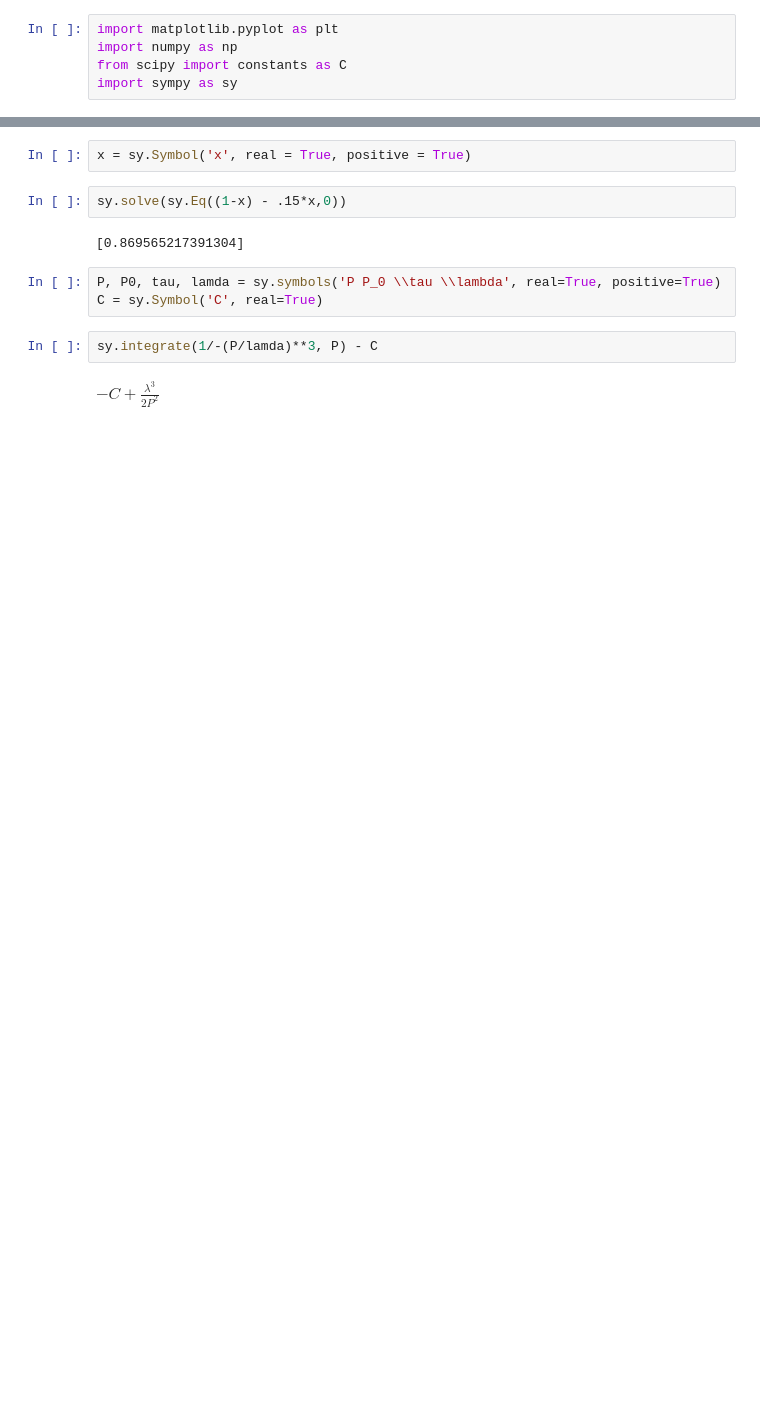
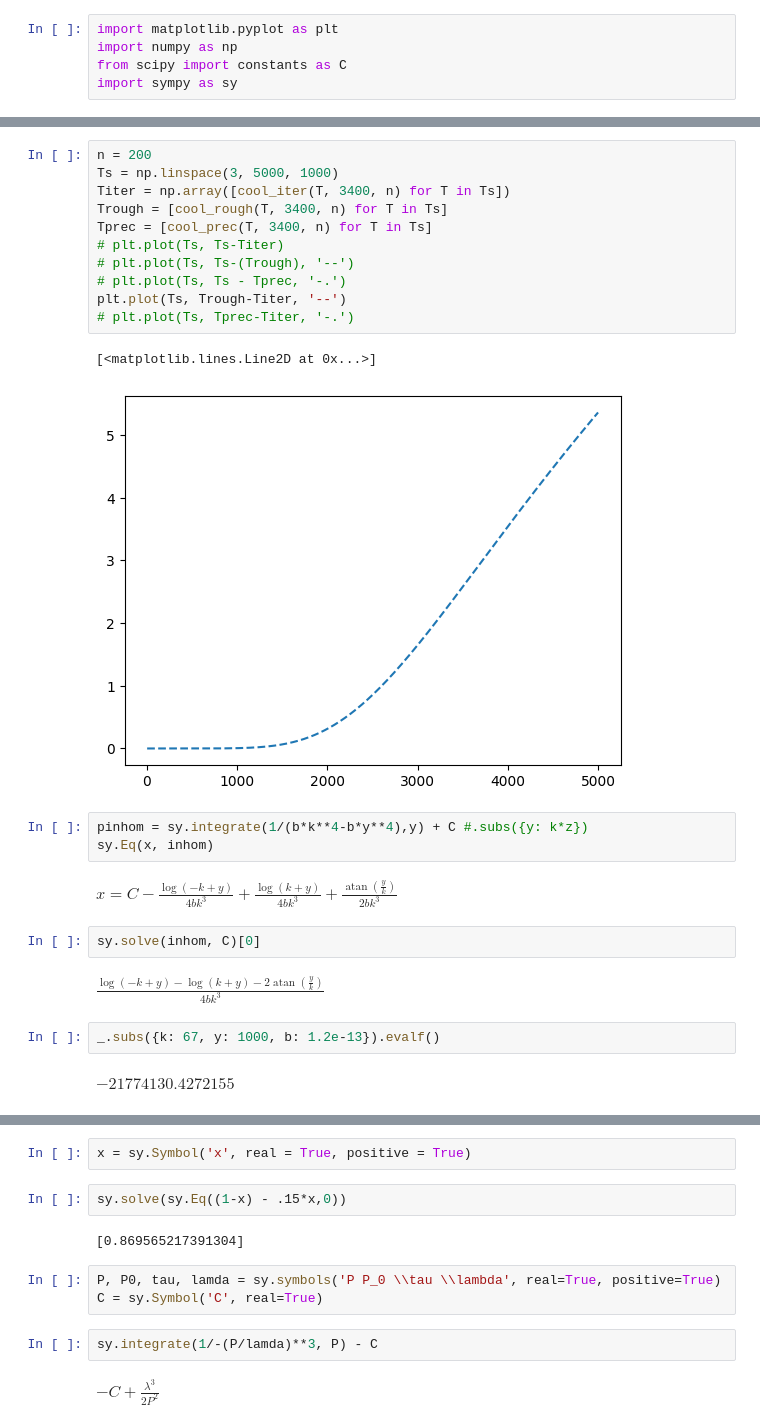
Before and after one commit to cyberillithid/unseptbium, a Jupyter notebook: docs/math_deriv.ipynb, the cells around one changed output, grey strips where cells are left out. Cells and saved outputs as stored; diff of their text form; blank space fills up the shorter version.

```diff
--- a/docs/math_deriv.ipynb
+++ b/docs/math_deriv.ipynb
@@ -7,0 +222,27 @@ import sympy as sy
+# %%
+n = 200
+Ts = np.linspace(3, 5000, 1000)
+Titer = np.array([cool_iter(T, 3400, n) for T in Ts])
+Trough = [cool_rough(T, 3400, n) for T in Ts]
+Tprec = [cool_prec(T, 3400, n) for T in Ts]
+# plt.plot(Ts, Ts-Titer)
+# plt.plot(Ts, Ts-(Trough), '--')
+# plt.plot(Ts, Ts - Tprec, '-.')
+plt.plot(Ts, Trough-Titer, '--')
+# plt.plot(Ts, Tprec-Titer, '-.')
+# %% [output]
+[<matplotlib.lines.Line2D at 0x...>]
+[figure, added]
+# %%
+pinhom = sy.integrate(1/(b*k**4-b*y**4),y) + C #.subs({y: k*z})
+sy.Eq(x, inhom)
+# %% [output]
+$\displaystyle x = C - \frac{\log{\left(- k + y \right)}}{4 b k^{3}} + \frac{\log{\left(k + y \right)}}{4 b k^{3}} + \frac{\operatorname{atan}{\left(\frac{y}{k} \right)}}{2 b k^{3}}$
+# %%
+sy.solve(inhom, C)[0]
+# %% [output]
+$\displaystyle \frac{\log{\left(- k + y \right)} - \log{\left(k + y \right)} - 2 \operatorname{atan}{\left(\frac{y}{k} \right)}}{4 b k^{3}}$
+# %%
+_.subs({k: 67, y: 1000, b: 1.2e-13}).evalf()
+# %% [output]
+$\displaystyle -21774130.4272155$
```
Also changed, not shown: parts of 29 cells of this notebook, 17 other files.
